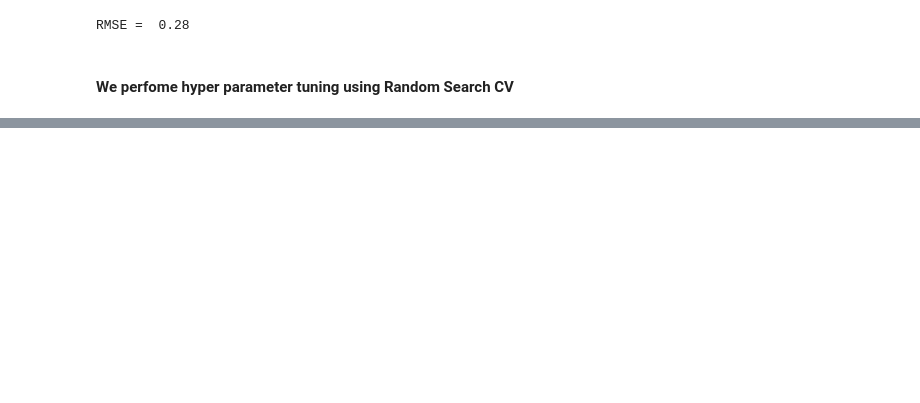
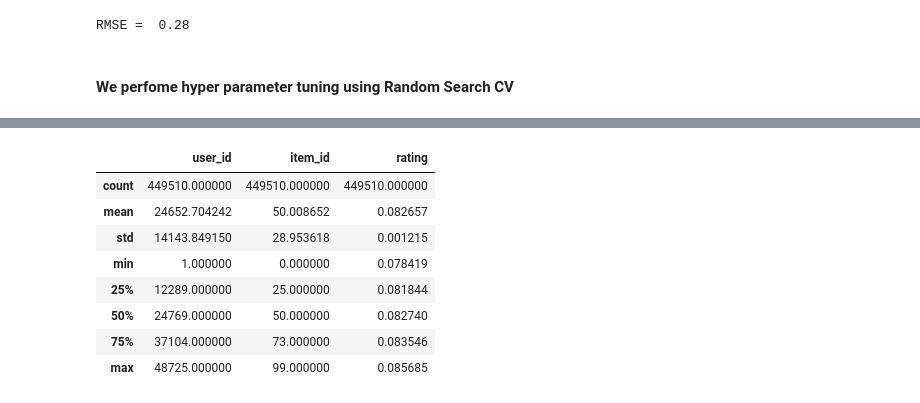
Before and after one commit to ShrutiSavardekar/ExpediaHotelRecommendation, a Jupyter notebook: wide_n_deep.ipynb, the cells around one changed output, grey strips where cells are left out. Drawn from its saved outputs; the diff is of its cells as text; code cells hidden in the pictures; blank space fills up the shorter version.

```diff
--- a/wide_n_deep.ipynb
+++ b/wide_n_deep.ipynb
@@ -268,0 +406,12 @@ l2_reg_embedding_rmse
+# %%
+df.describe()
+# %% [output]
+|  | user_id | item_id | rating |
+| count | 449510.000000 | 449510.000000 | 449510.000000 |
+| mean | 24652.704242 | 50.008652 | 0.082657 |
+| std | 14143.849150 | 28.953618 | 0.001215 |
+| min | 1.000000 | 0.000000 | 0.078419 |
+| 25% | 12289.000000 | 25.000000 | 0.081844 |
+| 50% | 24769.000000 | 50.000000 | 0.082740 |
+| 75% | 37104.000000 | 73.000000 | 0.083546 |
+| max | 48725.000000 | 99.000000 | 0.085685 |
```
Also changed, not shown: parts of 30 cells of this notebook.
